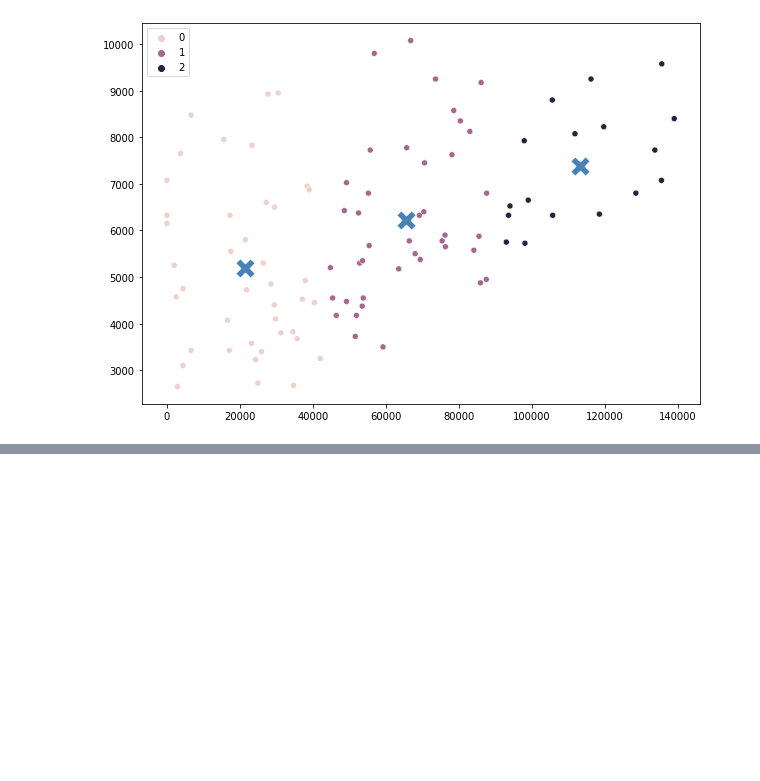
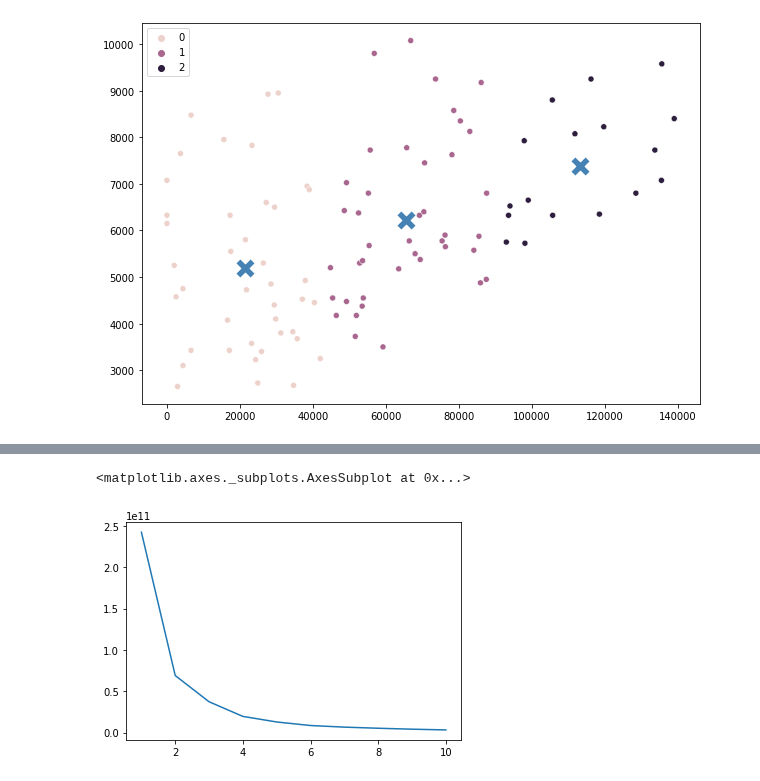
Before and after one commit to AngelicaDC/BEDUpython, a Jupyter notebook: ML/kmeans.ipynb, the cells around one changed output, grey strips where cells are left out. Saved outputs shown, nothing was run; the diff lists cells and outputs as text; code cells hidden in the pictures; blank space fills up the shorter version.

```diff
--- a/ML/kmeans.ipynb
+++ b/ML/kmeans.ipynb
@@ -112,0 +138,11 @@ sns.scatterplot(kmeans.cluster_centers_[:,0],kmeans.cluster_centers_[:,1],
+# %%
+var=[]
+X=data_reto1[['Total Ventas','Salario']].values
+for i in range(1,11):
+  kmeans=KMeans(n_clusters=i, init="k-means++", random_state=15)
+  kmeans.fit(X)
+  var.append(kmeans.inertia_)
+sns.lineplot(range(1,11),var)
+# %% [output]
+<matplotlib.axes._subplots.AxesSubplot at 0x...>
+[figure, added]
```
Also changed, not shown: parts of 18 cells of this notebook.
